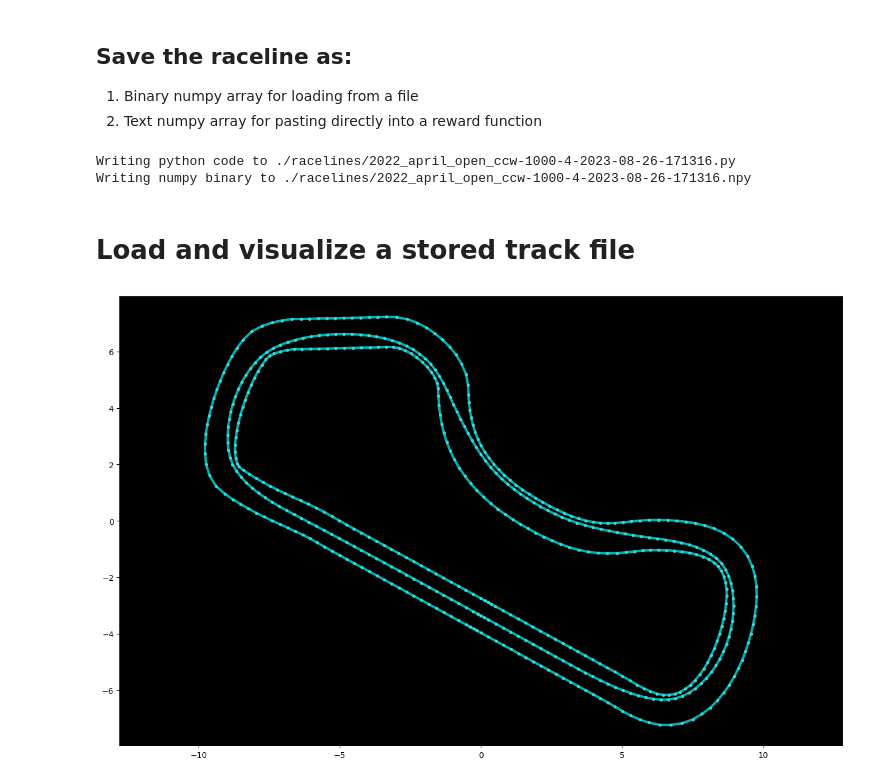
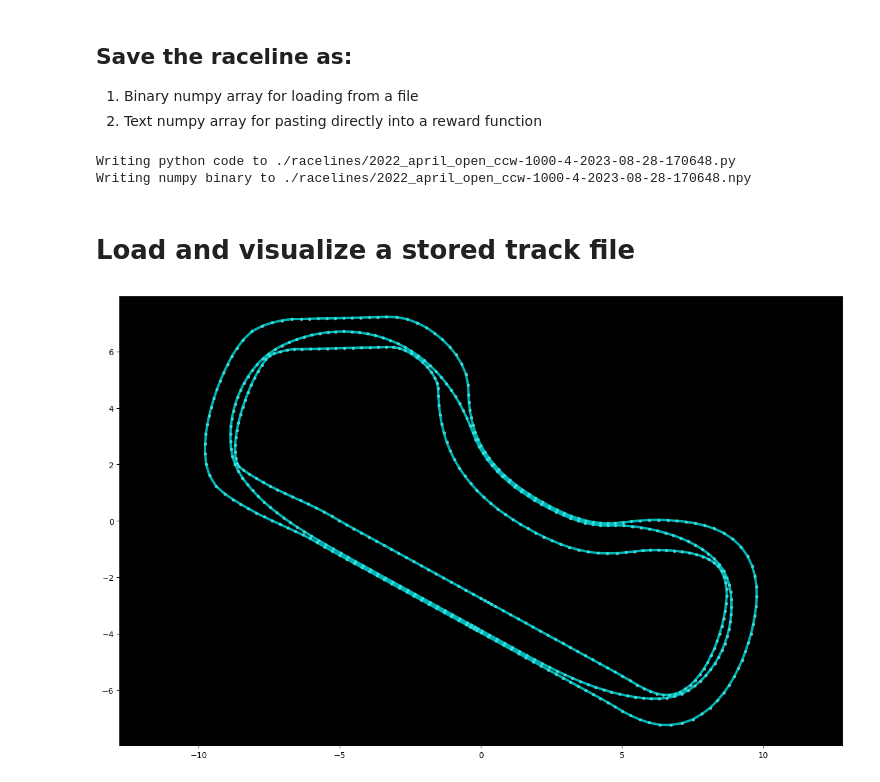
Before and after one commit to jackhorse1000/deepracer-on-the-spot, a Jupyter notebook: pre-computations/Race-Line-Calculation.ipynb, the cells around one changed output. Drawn from its saved outputs; the diff is of its cells as text; code cells hidden in the pictures.

Commit message:
Update race line to follow outer boarder and use 20 actions

```diff
--- a/pre-computations/Race-Line-Calculation.ipynb
+++ b/pre-computations/Race-Line-Calculation.ipynb
@@ -92,6 +92,11 @@ inner_border_new = waypoints_new[:,2:4]
 outer_border_new = waypoints_new[:,4:6]
 l_inner_border_new = LineString(inner_border_new)
 l_outer_border_new = LineString(outer_border_new)
+
+# New from Jack: Make centre link the outter border
+center_line = waypoints_new[:,4:6]
+l_center_line = LineString(center_line)
+
 # road_poly_new = Polygon(np.vstack((l_outer_border_new, np.flipud(l_inner_border_new))))
 # print("Is loop/ring? ", l_center_line.is_ring)
 # road_poly_new
@@ -323,20 +328,20 @@ with open(py_fname, "w") as file:
 print("Writing numpy binary to %s" % npy_fname)
 np.save(npy_fname, loop_race_line)
 # %% [output]
-Writing python code to ./racelines/2022_april_open_ccw-1000-4-2023-08-26-171316.py
-Writing numpy binary to ./racelines/2022_april_open_ccw-1000-4-2023-08-26-171316.npy
+Writing python code to ./racelines/2022_april_open_ccw-1000-4-2023-08-28-170648.py
+Writing numpy binary to ./racelines/2022_april_open_ccw-1000-4-2023-08-28-170648.npy
 # %% [markdown]
 # Load and visualize a stored track file
 # %%
 from numpy import array
 
-fname = './racelines/2022_april_open_ccw-1000-4-2023-08-07-203001.py'
+fname = './racelines/2022_april_open_ccw-1000-4-2023-08-28-170648.py'
 with open(fname, "r") as file:
     deserialized = eval(file.read())
 deserialized
 fig = plt.figure(1, figsize=(16, 10))
 ax = fig.add_subplot(111, facecolor='black')
 plt.axis('equal')
 print_border(ax, deserialized, inner_border, outer_border)
 # %% [output]
-[figure, old version]
+[figure, new version]
```
Also changed, not shown: parts of 2 cells of this notebook, 8 other files.
